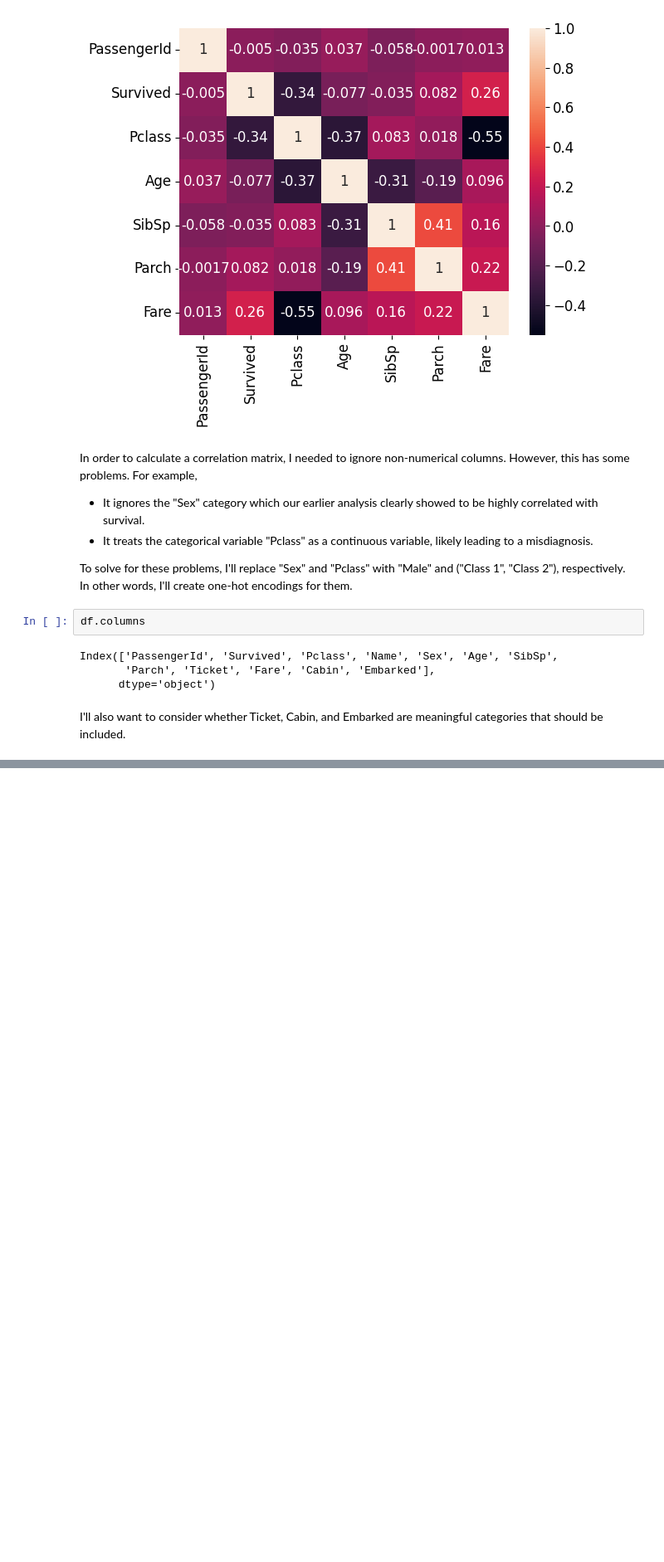
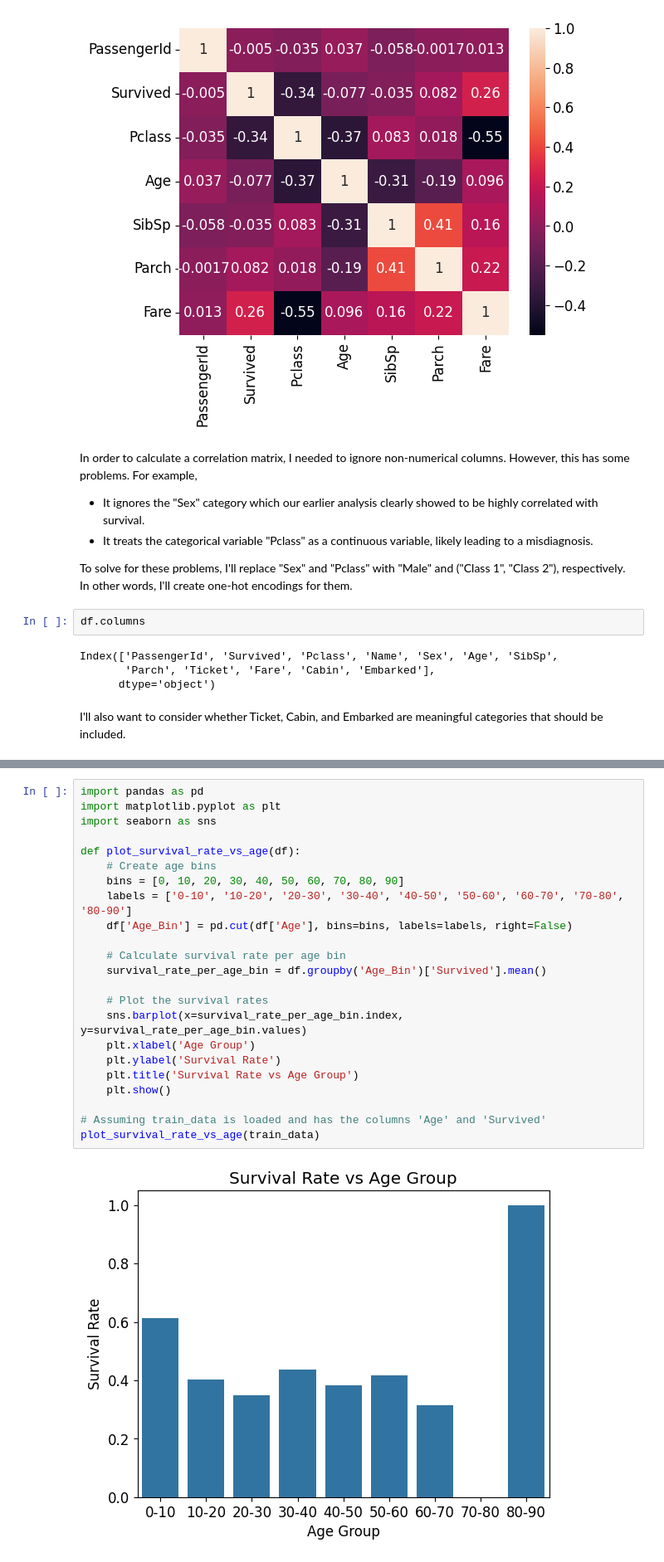
Before and after one commit to johnshaughnessy/digits, a Jupyter notebook: read_table.ipynb, the cells around one changed output, grey strips where cells are left out. Shown at 83% size. Drawn from its saved outputs; the diff is of its cells as text; blank space fills up the shorter version.

```diff
--- a/read_table.ipynb
+++ b/read_table.ipynb
@@ -196,0 +320,25 @@ I'll also want to consider whether Ticket, Cabin, and Embarked are meaningful ca
+# %%
+import pandas as pd
+import matplotlib.pyplot as plt
+import seaborn as sns
+
+def plot_survival_rate_vs_age(df):
+    # Create age bins
+    bins = [0, 10, 20, 30, 40, 50, 60, 70, 80, 90]
+    labels = ['0-10', '10-20', '20-30', '30-40', '40-50', '50-60', '60-70', '70-80', '80-90']
+    df['Age_Bin'] = pd.cut(df['Age'], bins=bins, labels=labels, right=False)
+
+    # Calculate survival rate per age bin
+    survival_rate_per_age_bin = df.groupby('Age_Bin')['Survived'].mean()
+
+    # Plot the survival rates
+    sns.barplot(x=survival_rate_per_age_bin.index, y=survival_rate_per_age_bin.values)
+    plt.xlabel('Age Group')
+    plt.ylabel('Survival Rate')
+    plt.title('Survival Rate vs Age Group')
+    plt.show()
+
+# Assuming train_data is loaded and has the columns 'Age' and 'Survived'
+plot_survival_rate_vs_age(train_data)
+# %% [output]
+[figure, added]
```
Also changed, not shown: parts of 10 cells of this notebook.
